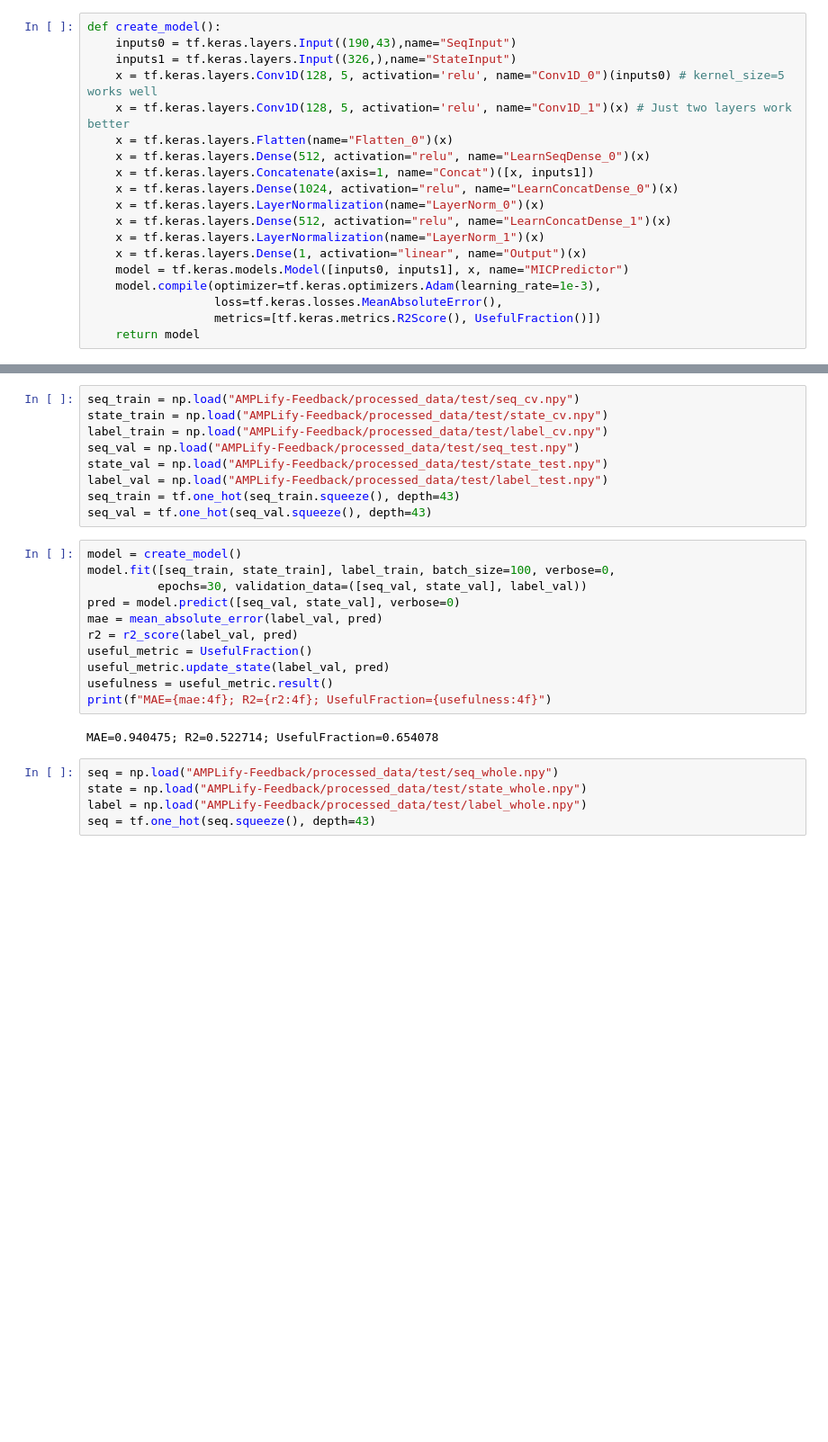
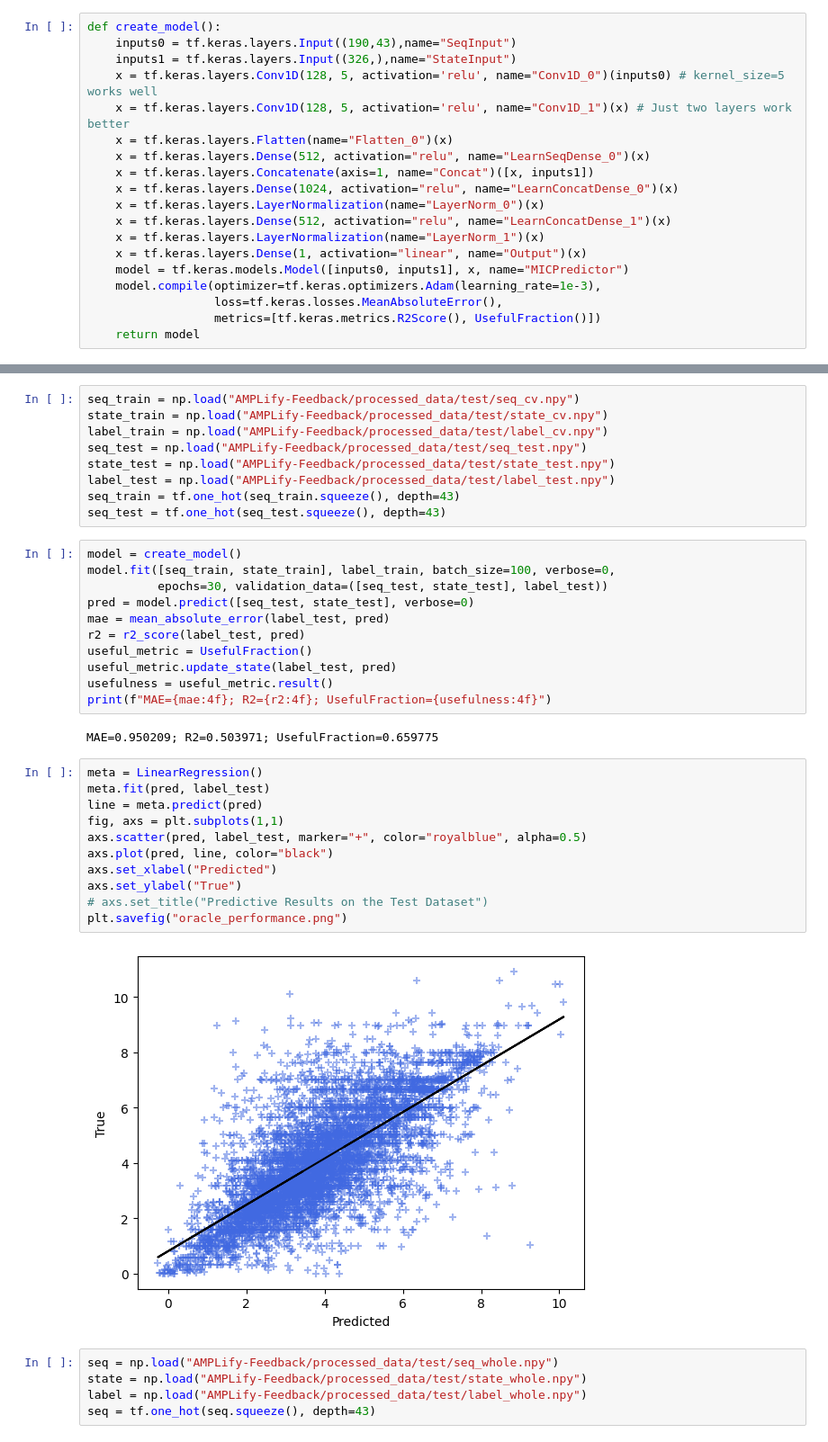
Before and after one commit to adcollin/AMPLify-Feedback, a Jupyter notebook: MICPredictor.ipynb, the cells around one changed output, grey strips where cells are left out. Shown: that part at 90% size. Saved outputs shown, nothing was run; the diff lists cells and outputs as text; blank space fills up the shorter version.

Commit message:
Feedback Loop Script

```diff
--- a/MICPredictor.ipynb
+++ b/MICPredictor.ipynb
@@ -119,24 +120,37 @@ Mean: MAE=0.982094; R2=0.484105; UsefulFraction=0.637226
 seq_train = np.load("AMPLify-Feedback/processed_data/test/seq_cv.npy")
 state_train = np.load("AMPLify-Feedback/processed_data/test/state_cv.npy")
 label_train = np.load("AMPLify-Feedback/processed_data/test/label_cv.npy")
-seq_val = np.load("AMPLify-Feedback/processed_data/test/seq_test.npy")
-state_val = np.load("AMPLify-Feedback/processed_data/test/state_test.npy")
-label_val = np.load("AMPLify-Feedback/processed_data/test/label_test.npy")
+seq_test = np.load("AMPLify-Feedback/processed_data/test/seq_test.npy")
+state_test = np.load("AMPLify-Feedback/processed_data/test/state_test.npy")
+label_test = np.load("AMPLify-Feedback/processed_data/test/label_test.npy")
 seq_train = tf.one_hot(seq_train.squeeze(), depth=43)
-seq_val = tf.one_hot(seq_val.squeeze(), depth=43)
+seq_test = tf.one_hot(seq_test.squeeze(), depth=43)
 # %%
 model = create_model()
 model.fit([seq_train, state_train], label_train, batch_size=100, verbose=0,
-          epochs=30, validation_data=([seq_val, state_val], label_val))
-pred = model.predict([seq_val, state_val], verbose=0)
-mae = mean_absolute_error(label_val, pred)
-r2 = r2_score(label_val, pred)
+          epochs=30, validation_data=([seq_test, state_test], label_test))
+pred = model.predict([seq_test, state_test], verbose=0)
+mae = mean_absolute_error(label_test, pred)
+r2 = r2_score(label_test, pred)
 useful_metric = UsefulFraction()
-useful_metric.update_state(label_val, pred)
+useful_metric.update_state(label_test, pred)
 usefulness = useful_metric.result()
 print(f"MAE={mae:4f}; R2={r2:4f}; UsefulFraction={usefulness:4f}")
 # %% [output]
-MAE=0.940475; R2=0.522714; UsefulFraction=0.654078
+MAE=0.950209; R2=0.503971; UsefulFraction=0.659775
+# %%
+meta = LinearRegression()
+meta.fit(pred, label_test)
+line = meta.predict(pred)
+fig, axs = plt.subplots(1,1)
+axs.scatter(pred, label_test, marker="+", color="royalblue", alpha=0.5)
+axs.plot(pred, line, color="black")
+axs.set_xlabel("Predicted")
+axs.set_ylabel("True")
+# axs.set_title("Predictive Results on the Test Dataset")
+plt.savefig("oracle_performance.png")
+# %% [output]
+[figure, added]
 # %%
 seq = np.load("AMPLify-Feedback/processed_data/test/seq_whole.npy")
 state = np.load("AMPLify-Feedback/processed_data/test/state_whole.npy")
```
Also changed, not shown: parts of 6 cells of this notebook, 1 other file.
